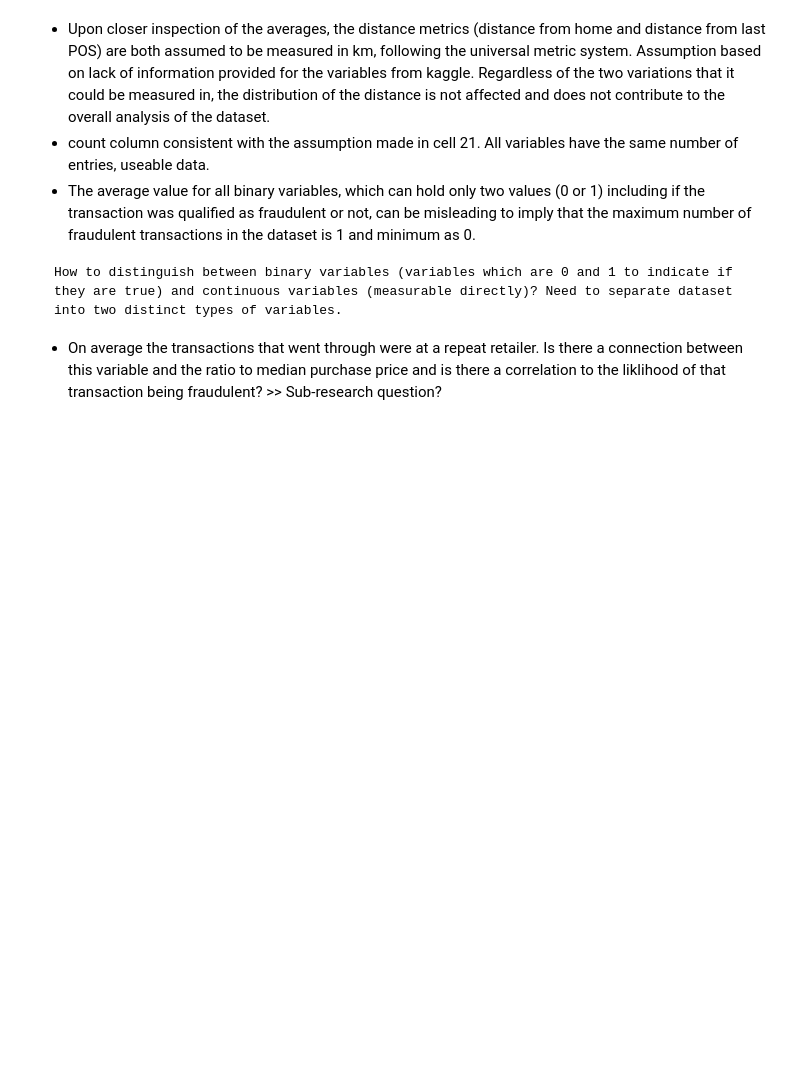
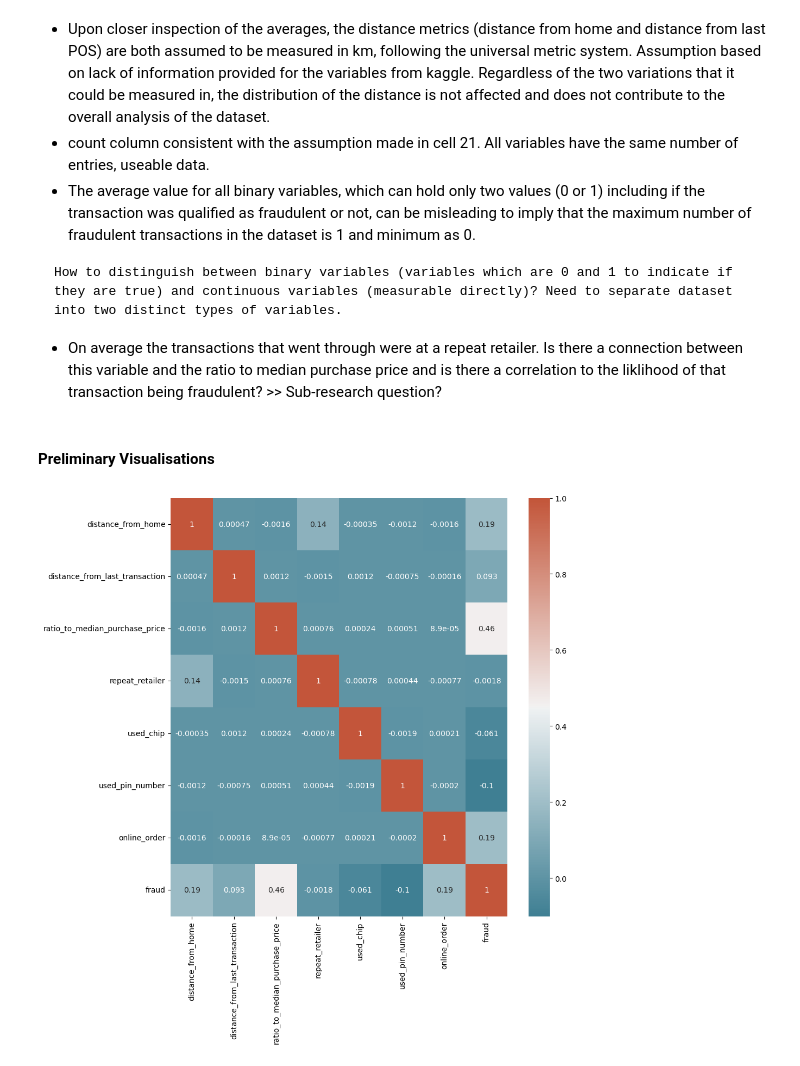
Before and after one commit to KarimKhalil33/CreditCard-Fraud-Data-Analysis, a Jupyter notebook: analysis/analysis4.ipynb, the cells around one changed output. Saved outputs shown, nothing was run; the diff lists cells and outputs as text; code cells hidden in the pictures; blank space fills up the shorter version.

Commit message:
new visualisation

````diff
--- a/analysis/analysis4.ipynb
+++ b/analysis/analysis4.ipynb
@@ -165,3 +165,17 @@ dataset_wc
 How to distinguish between binary variables (variables which are 0 and 1 to indicate if they are true) and continuous variables (measurable directly)? Need to separate dataset into two distinct types of variables.
 ```
 - On average the transactions that went through were at a repeat retailer. Is there a connection between this variable and the ratio to median purchase price and is there a correlation to the liklihood of that transaction being fraudulent? >> Sub-research question?
+# %% [markdown]
+#### Preliminary Visualisations
+# %%
+#understand if any correlation exists between any of the variables in the dataset
+corr = df.corr() #generates a table of all correlations between each variable
+#Creates and changes the figure and axis size to accomodate all information
+fig, ax = plt.subplots(figsize=(10, 10))
+heatmap = sns.heatmap(corr, xticklabels = corr.columns,
+            yticklabels= corr.columns,
+            annot=True,
+            cmap = sns.diverging_palette(220,20,as_cmap=True))
+plt.show(heatmap)
+# %% [output]
+[figure, added]
````
